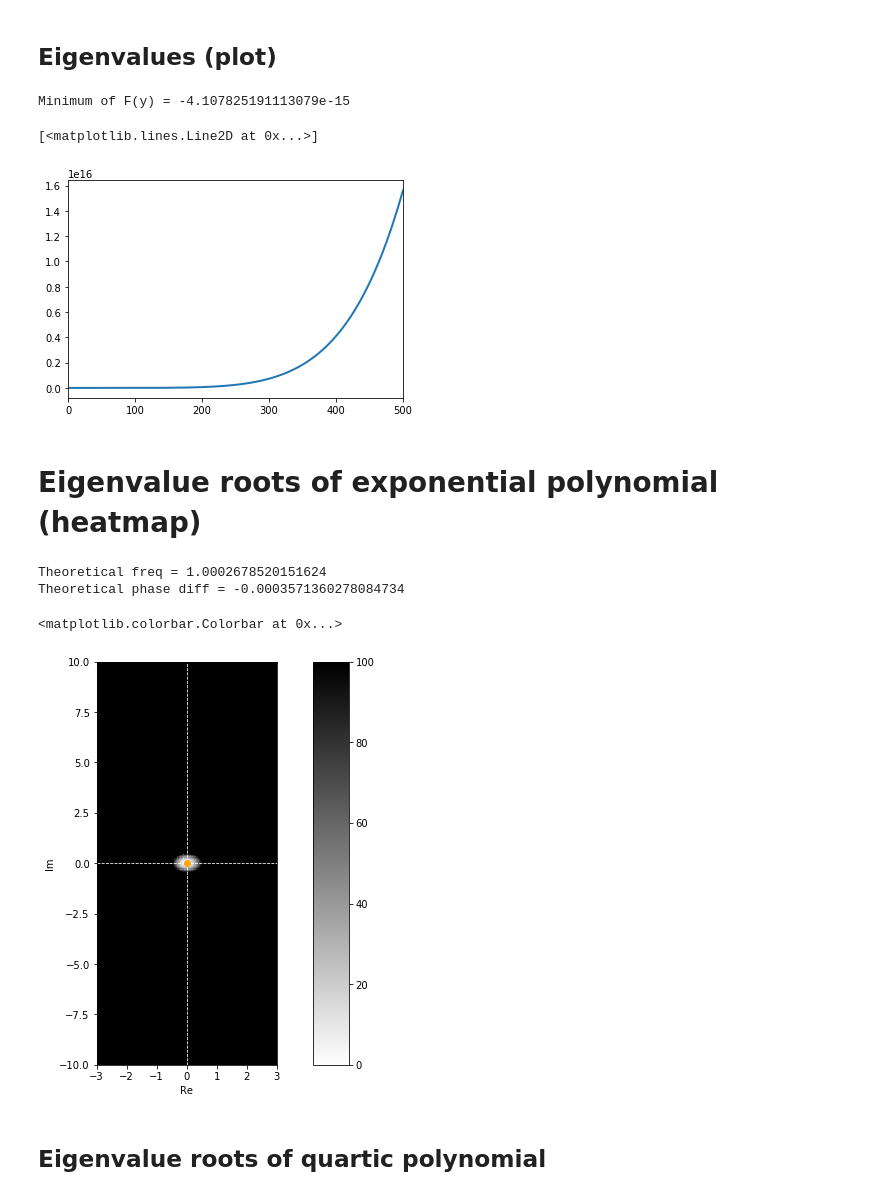
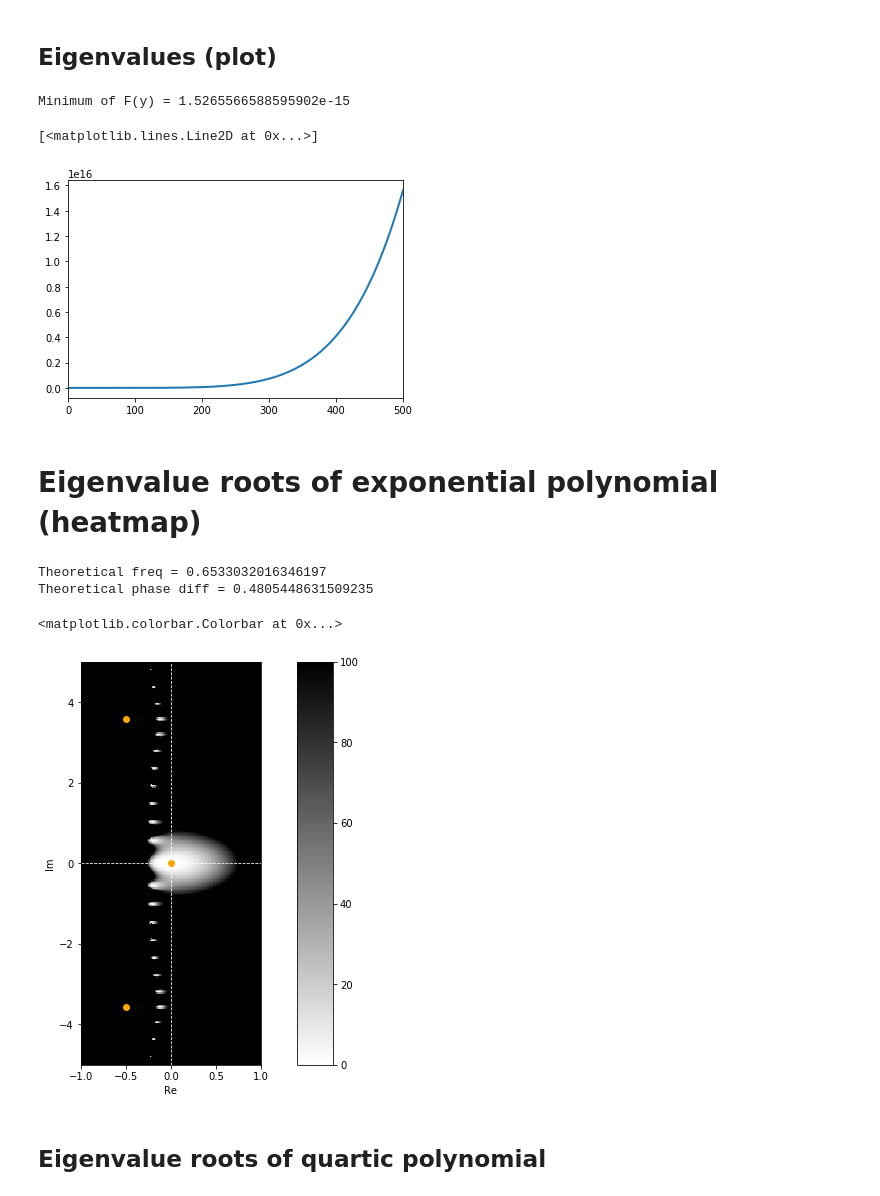
Before and after one commit to parkseo7/KuramotoPlasticDelay, a Jupyter notebook: analysis2D.ipynb, the cells around one changed output. Drawn from its saved outputs; the diff is of its cells as text; code cells hidden in the pictures.

```diff
--- a/analysis2D.ipynb
+++ b/analysis2D.ipynb
@@ -30,7 +30,7 @@ from IPython.display import clear_output
 # %%
 # Data files
 name_folder = 'matlab2D_1'
-name_file = 'gain_30_num_3'
+name_file = 'gain_30_num_1'
 
 # Directory
 dir_main = os.getcwd()
@@ -190,8 +190,8 @@ Omega0 = Omega
 Delta0 = asy_phases[1] - asy_phases[0]
 
 # Other harmonics
-Omega_sol = Omega_roots[3]
-Delta_sol = Delta_roots[3]
+Omega_sol = Omega_roots[0]
+Delta_sol = Delta_roots[0]
 
 eigen_poly = lambda z: funlib.eig2D_det(z, Omega_sol, Delta_sol, tau0, sol)
 F_y = lambda y: funlib.abs_diff(eigen_poly(1j*y))
@@ -214,7 +214,7 @@ fig, ax = plt.subplots(1,1)
 ax.set_xlim(left=0, right=yf)
 ax.plot(y_arr, F_arr, **pltopts)
 # %% [output]
-Minimum of F(y) = -4.107825191113079e-15
+Minimum of F(y) = 1.5265566588595902e-15
 [<matplotlib.lines.Line2D at 0x...>]
 [figure]
 # %% [markdown]
@@ -236,7 +236,7 @@ quart_roots_re = np.real(cubic_roots_np)
 quart_roots_im = np.imag(cubic_roots_np)
 
 # Generate error mesh
-u_R, v_R = 3,10
+u_R, v_R = 1,5
 part_u, part_v = 300, 300
 
 u_lin = np.linspace(-u_R, u_R, num=part_u)
@@ -274,36 +274,36 @@ ax[0].set_position(bbox0)
 ax[1].set_position(bbox1)
 
 ax[0].set_xlabel("Re")
 ax[0].set_ylabel("Im")
 
 c = ax[0].pcolormesh(u_mesh, v_mesh, z_mesh, cmap='binary', vmin=z_min, vmax=z_max) # cmap='RdBu'
 ax[0].axis([u_min, u_max, v_min, v_max])
 
 # x,y-axis
 line_opt = {'linestyle': 'dashed',
             'linewidth': 0.8,
             'color': 'white'
             }
 
 ax[0].axhline(y=0, **line_opt)
 ax[0].axvline(x=0, **line_opt)
 
 # Plot polynomial roots
 ax[0].plot(quart_roots_re,
            quart_roots_im,
            linestyle='None',
            marker='o',
            markersize=6,
 
            color='orange')
 
 # Colourbar
 fig.colorbar(c, cax=ax[1])
 # %% [output]
-Theoretical freq = 1.0002678520151624
-Theoretical phase diff = -0.0003571360278084734
+Theoretical freq = 0.6533032016346197
+Theoretical phase diff = 0.4805448631509235
 <matplotlib.colorbar.Colorbar at 0x...>
-[figure, old version]
+[figure, new version]
 # %% [markdown]
 ## Eigenvalue roots of quartic polynomial
 # %%
```
Also changed, not shown: parts of 4 cells of this notebook, 2 other files.
